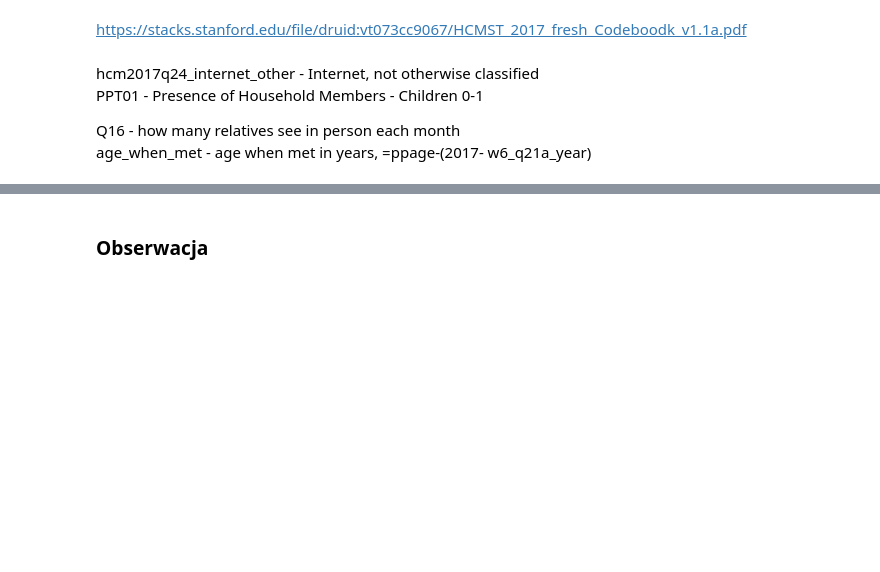
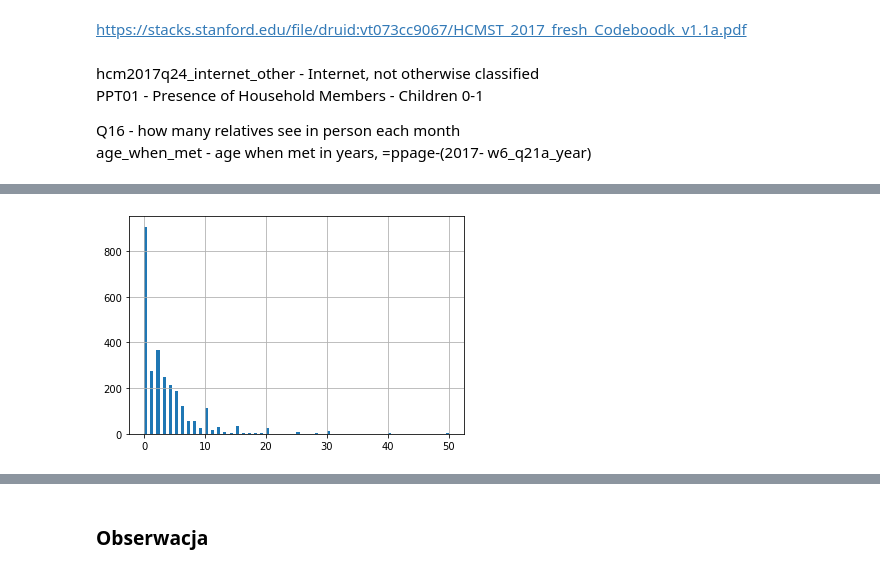
Before and after one commit to BartekKrzepkowski/Explainable-Machine-Learning-XAI-, a Jupyter notebook: BartlomiejKrzepkowskiPD10.ipynb, the cells around one changed output, grey strips where cells are left out. Cells and saved outputs as stored; diff of their text form; code cells hidden in the pictures; blank space fills up the shorter version.

```diff
--- a/BartlomiejKrzepkowskiPD10.ipynb
+++ b/BartlomiejKrzepkowskiPD10.ipynb
@@ -56,0 +72,4 @@ age_when_met - age when met in years, =ppage-(2017- w6_q21a_year)
+# %%
+df_X["Q16"].hist(bins=100);
+# %% [output]
+[figure, added]
```
Also changed, not shown: parts of 20 cells of this notebook.
